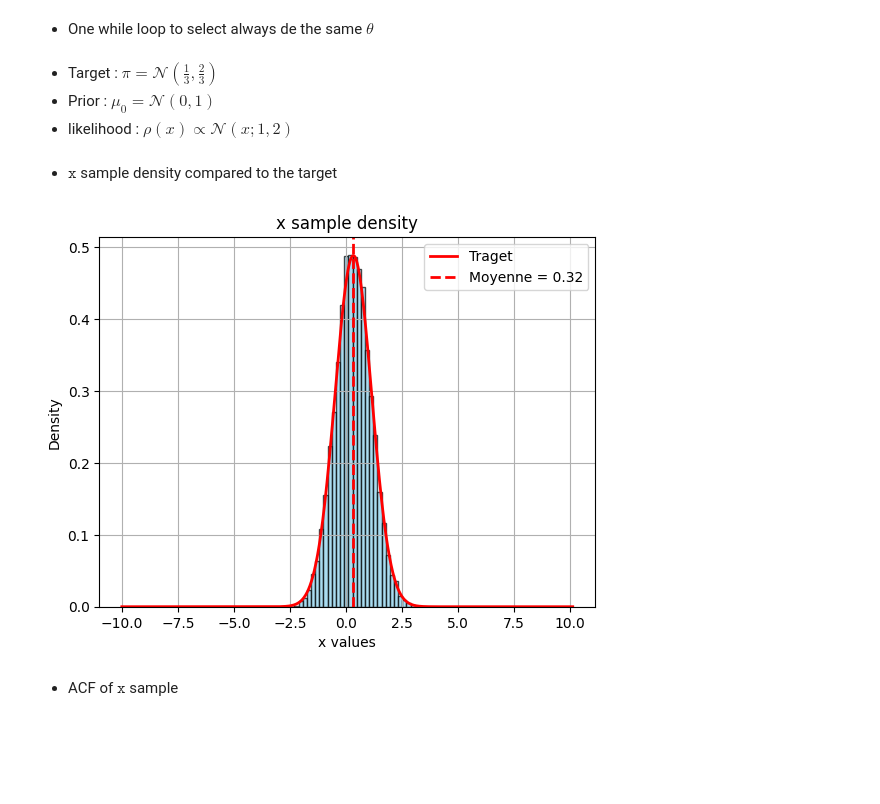
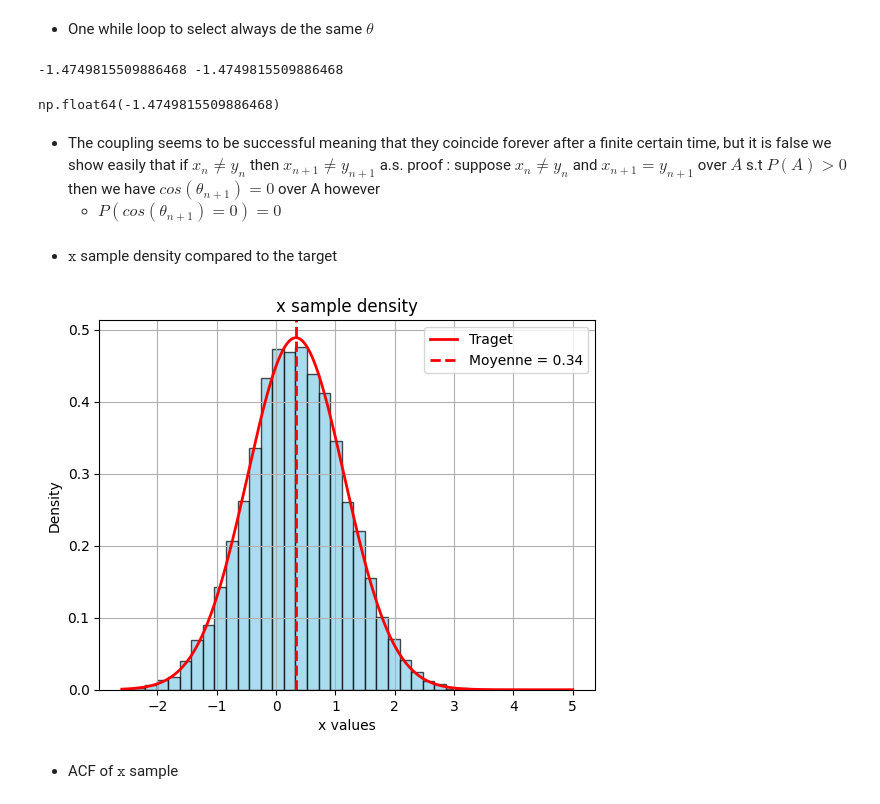
Before and after one commit to MohamedKeteb/Coupling_ESS, a Jupyter notebook: simu_ESS.ipynb, the cells around one changed output. Drawn from its saved outputs; the diff is of its cells as text; code cells hidden in the pictures; blank space fills up the shorter version.

```diff
--- a/simu_ESS.ipynb
+++ b/simu_ESS.ipynb
@@ -13,18 +20,18 @@ if __name__ == "__main__":
     m = np.ones(d)
     v = 2*np.eye(d)
 
-    x_init = np.random.randn(d)
-    n_iter = 100000
+    x_init = np.array([10])
+    N = 10000
 
-    ess_sample = np.array(elliptical_slice_sampling(x_init, m, v, n_iter))
+    ess_sample = np.array(elliptical_slice_sampling(x_init, m, v, N))
     # Histogramme avec densité (area under histogram = 1)
     plt.hist(ess_sample[1000:], bins=30, density=True, alpha=0.7, color='skyblue', edgecolor='black')
 
     # Ligne de densité normale théorique
-    l = np.linspace(min(ess_sample), max(ess_sample), n_iter)
+    l = np.linspace(min(ess_sample), max(ess_sample), N)
     plt.plot(l, norm.pdf(l, 1/3, np.sqrt(2/3)), 'r-', lw=2, label='Densité normale')
 
-    mean_value = np.mean(samples)
+    mean_value = np.mean(ess_sample)
     # Afficher
     plt.axvline(mean_value, color='red', linestyle='dashed', linewidth=2, label=f'Moyenne = {mean_value:.2f}')
 
@@ -90,44 +100,48 @@ def coupled_ess(x1, x2, m, v, n_iter):
-# %% [markdown]
-- Target : $\pi = \mathcal{N}(\frac{1}{3}, \frac{2}{3})$
-- Prior : $\mu_0 = \mathcal{N}(0, 1)$
-- likelihood : $\rho(x) \propto \mathcal{N}(x; 1, 2)$
 # %%
 if __name__ == "__main__":
     m, v = 1, 2
 
-    x1, x2 = -10, 10
-    n_iter = 10000
+    x_init, y_init = 5, 10
+    N = 10000
 
-    samples = coupled_ess(x1, x2, m, v, n_iter)
+    coupled_chain, list_theta, list_w = coupled_ess(x_init, y_init, m, v, N)
 # %%
-x_sample = np.array([samples[i][0] for i in range(len(samples))])
-y_sample = np.array([samples[i][1] for i in range(len(samples))])
+x_sample = np.array([coupled_chain[i][0] for i in range(len(coupled_chain))])
+y_sample = np.array([coupled_chain[i][1] for i in range(len(coupled_chain))])
 meet_time = []
-for i in range(len(samples)):
-    if x_sample[i]==y_sample[i]:
+for i in range(len(coupled_chain)):
+    if x_sample[i] == y_sample[i]:
         meet_time.append(i)
+n = meet_time[0]
+# %% [output]
+-1.4749815509886468 -1.4749815509886468
+np.float64(-1.4749815509886468)
+# %% [markdown]
+- The coupling seems to be successful meaning that they coincide forever after a finite certain time, but it is false we show easily that if $x_n \neq y_n$ then $x_{n+1} \neq y_{n+1}$ a.s.
+proof : suppose $x_n \neq y_n$ and $x_{n+1} = y_{n+1}$ over $A$ s.t $P(A) > 0$ then we have $cos(\theta_{n+1}) = 0$ over A however
+    - $P(cos(\theta_{n+1}) = 0) = 0$
 # %% [markdown]
 - $\texttt{x}$ sample density compared to the target
 # %%
 # Histogramme avec densité (area under histogram = 1)
 plt.hist(x_sample[1000:], bins=30, density=True, alpha=0.7, color='skyblue', edgecolor='black')
 
 # Ligne de densité normale théorique
-l = np.linspace(min(x_sample), max(x_sample), n_iter)
+l = np.linspace(min(x_sample), max(x_sample), N)
 plt.plot(l, norm.pdf(l, 1/3, np.sqrt(2/3)), 'r-', lw=2, label='Traget')
 
 mean_value = np.mean(x_sample)
     # Afficher
 plt.axvline(mean_value, color='red', linestyle='dashed', linewidth=2, label=f'Moyenne = {mean_value:.2f}')
 
 plt.title('x sample density')
 plt.xlabel('x values')
 plt.ylabel('Density')
 plt.grid()
 plt.legend()
 plt.show()
 # %% [output]
-[figure, old version]
+[figure, new version]
 # %% [markdown]
 - ACF of $\texttt{x}$ sample
 # %%
```
Also changed, not shown: parts of 13 cells of this notebook.
